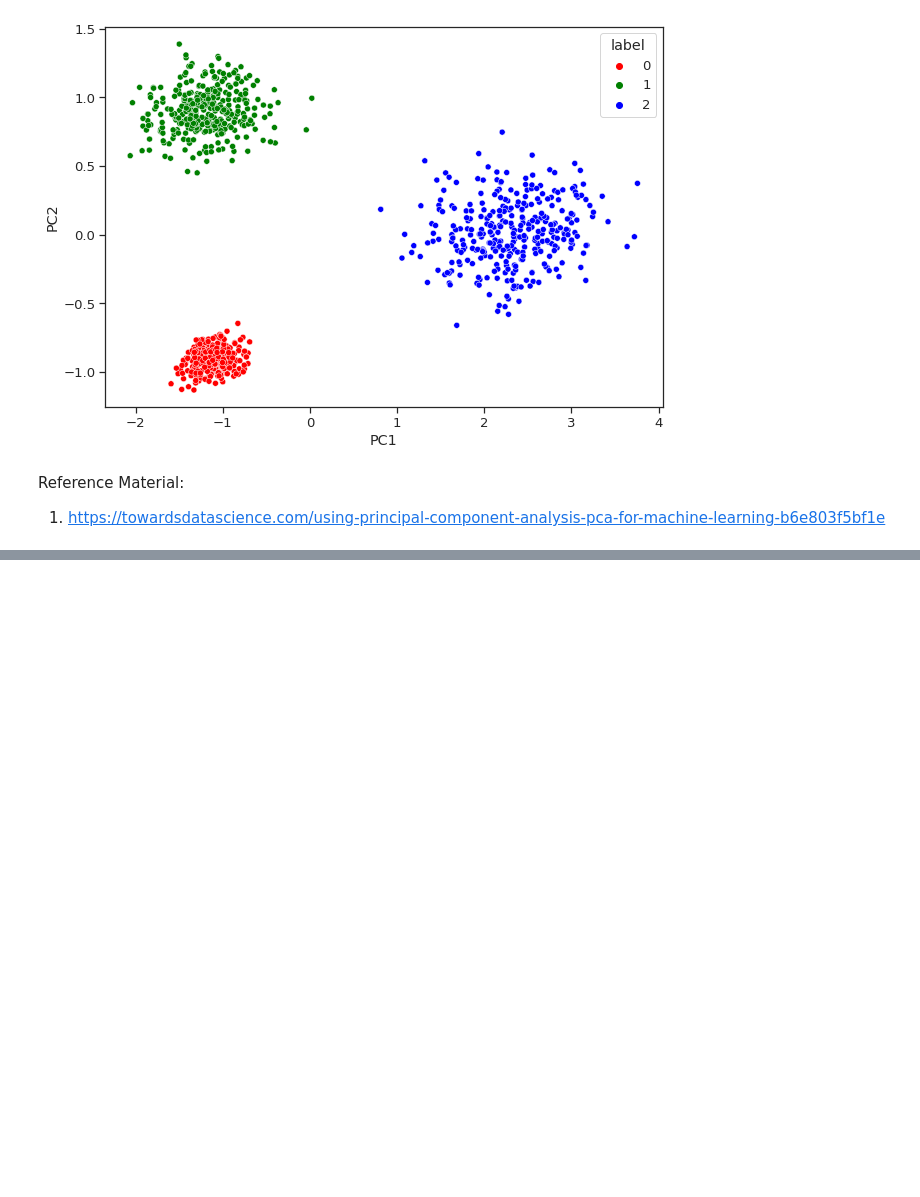
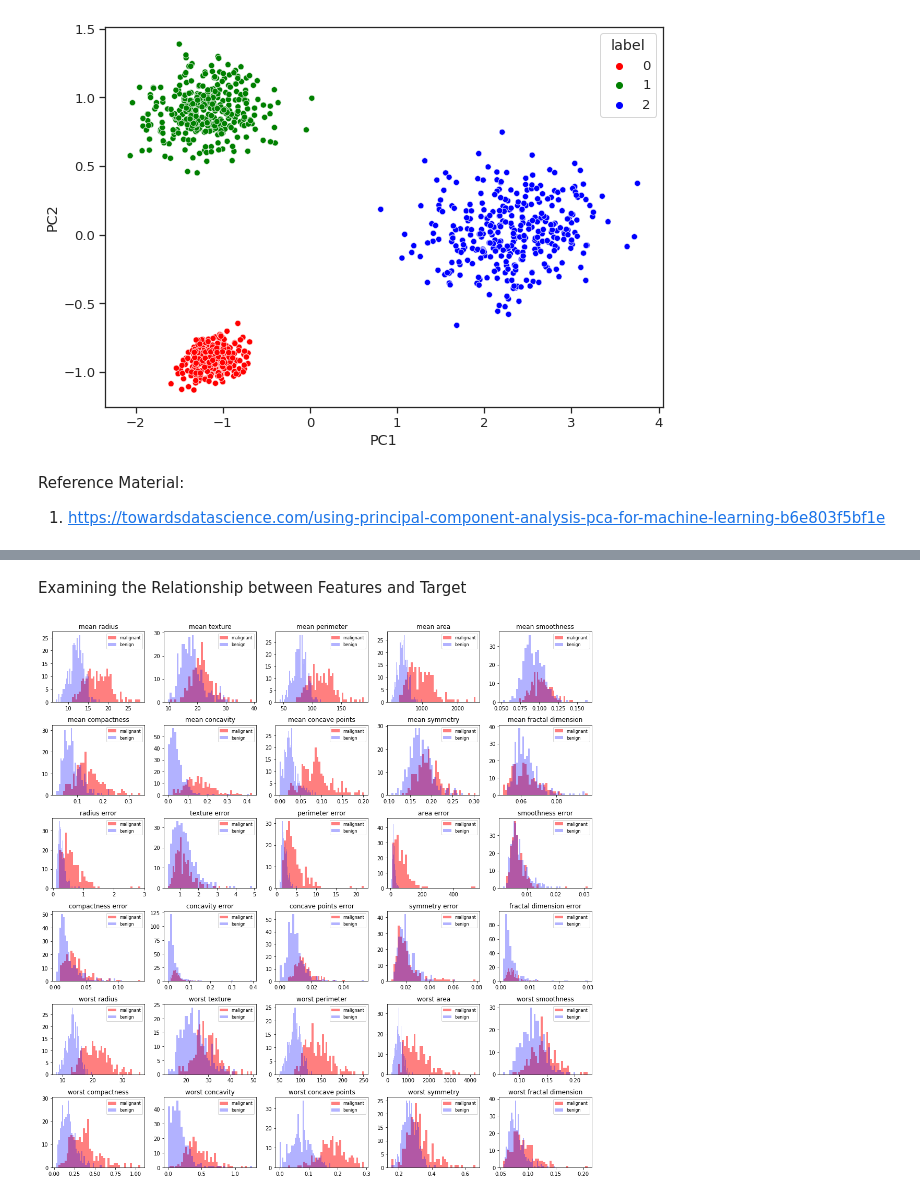
Before and after one commit to V-Nayak/ML, a Jupyter notebook: Unsupervised_Learning_algorithms_(PCA).ipynb, the cells around one changed output, grey strips where cells are left out. Saved outputs shown, nothing was run; the diff lists cells and outputs as text; code cells hidden in the pictures; blank space fills up the shorter version.

```diff
--- a/Unsupervised_Learning_algorithms_(PCA).ipynb
+++ b/Unsupervised_Learning_algorithms_(PCA).ipynb
@@ -388,0 +391,3 @@ Reference Material:
+# %%
+from sklearn.datasets import load_breast_cancer
+breast_cancer = load_breast_cancer()
@@ -388,0 +433,23 @@ Reference Material:
+# %% [markdown]
+Examining the Relationship between Features and Target
+# %%
+import numpy as np
+import matplotlib.pyplot as plt
+_, axes = plt.subplots(6,5, figsize=(15, 15))
+malignant = breast_cancer.data[breast_cancer.target==0]
+benign = breast_cancer.data[breast_cancer.target==1]
+ax = axes.ravel()                     # flatten the 2D array
+for i in range(30):                   # for each of the 30 features
+    bins = 40
+    #---plot histogram for each feature---
+    ax[i].hist(malignant[:,i], bins=bins, color='r', alpha=.5)
+    ax[i].hist(benign[:,i], bins=bins, color='b', alpha=0.3)
+    #---set the title---
+    ax[i].set_title(breast_cancer.feature_names[i], fontsize=12)
+    #---display the legend---
+    ax[i].legend(['malignant','benign'], loc='best', fontsize=8)
+
+plt.tight_layout()
+plt.show()
+# %% [output]
+[figure, added]
```
Also changed, not shown: parts of 7 cells of this notebook.
